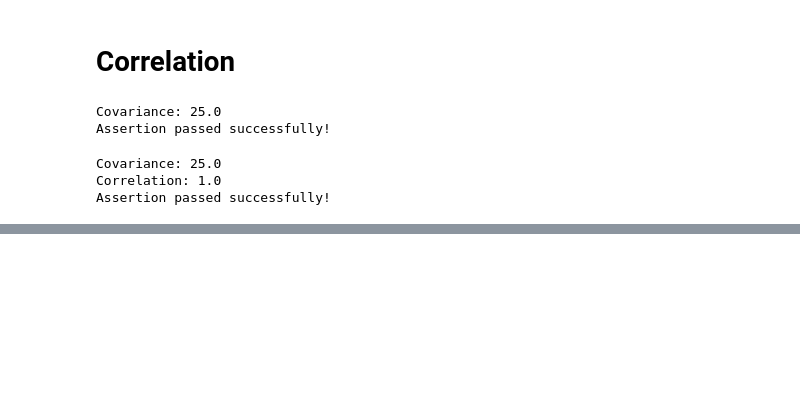
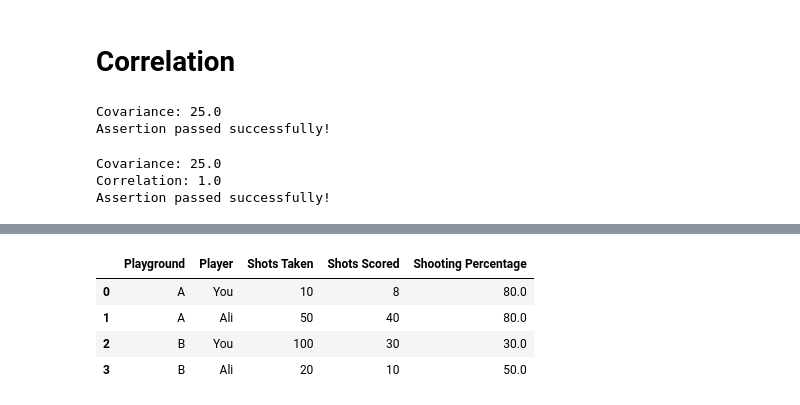
Before and after one commit to arshadziban/Data-Science-Journey, a Jupyter notebook: Statistics/data_viz.ipynb, the cells around one changed output, grey strips where cells are left out. Saved outputs shown, nothing was run; the diff lists cells and outputs as text; code cells hidden in the pictures; blank space fills up the shorter version.

```diff
--- a/Statistics/data_viz.ipynb
+++ b/Statistics/data_viz.ipynb
@@ -219,0 +245,13 @@ Assertion passed successfully!
+# %%
+import pandas as pd
+
+
+data = {
+    "Playground": ["A", "A", "B", "B"],
+    "Player": ["You", "Ali", "You", "Ali"],
+    "Shots Taken": [10, 50, 100, 20],
+    "Shots Scored": [8, 40, 30, 10]  # Goals made
+}
+# %%
+# Convert to DataFrame
+df = pd.DataFrame(data)
@@ -219,0 +266,11 @@ Assertion passed successfully!
+# %%
+# Calculate shooting percentage for each playground
+df["Shooting Percentage"] = df["Shots Scored"] / df["Shots Taken"] * 100
+# %%
+df
+# %% [output]
+|  | Playground | Player | Shots Taken | Shots Scored | Shooting Percentage |
+| 0 | A | You | 10 | 8 | 80.0 |
+| 1 | A | Ali | 50 | 40 | 80.0 |
+| 2 | B | You | 100 | 30 | 30.0 |
+| 3 | B | Ali | 20 | 10 | 50.0 |
```
Also changed, not shown: parts of 6 cells of this notebook.
